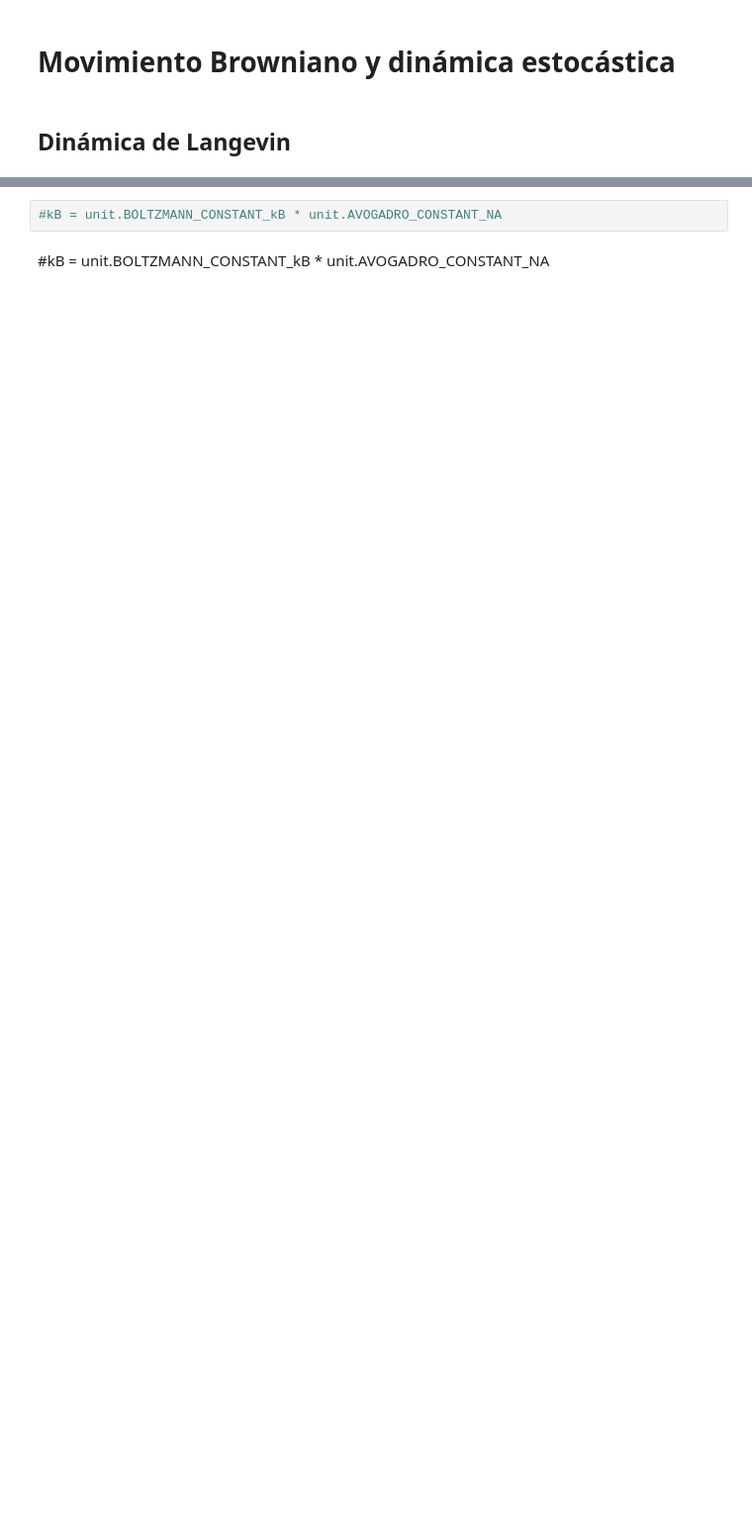
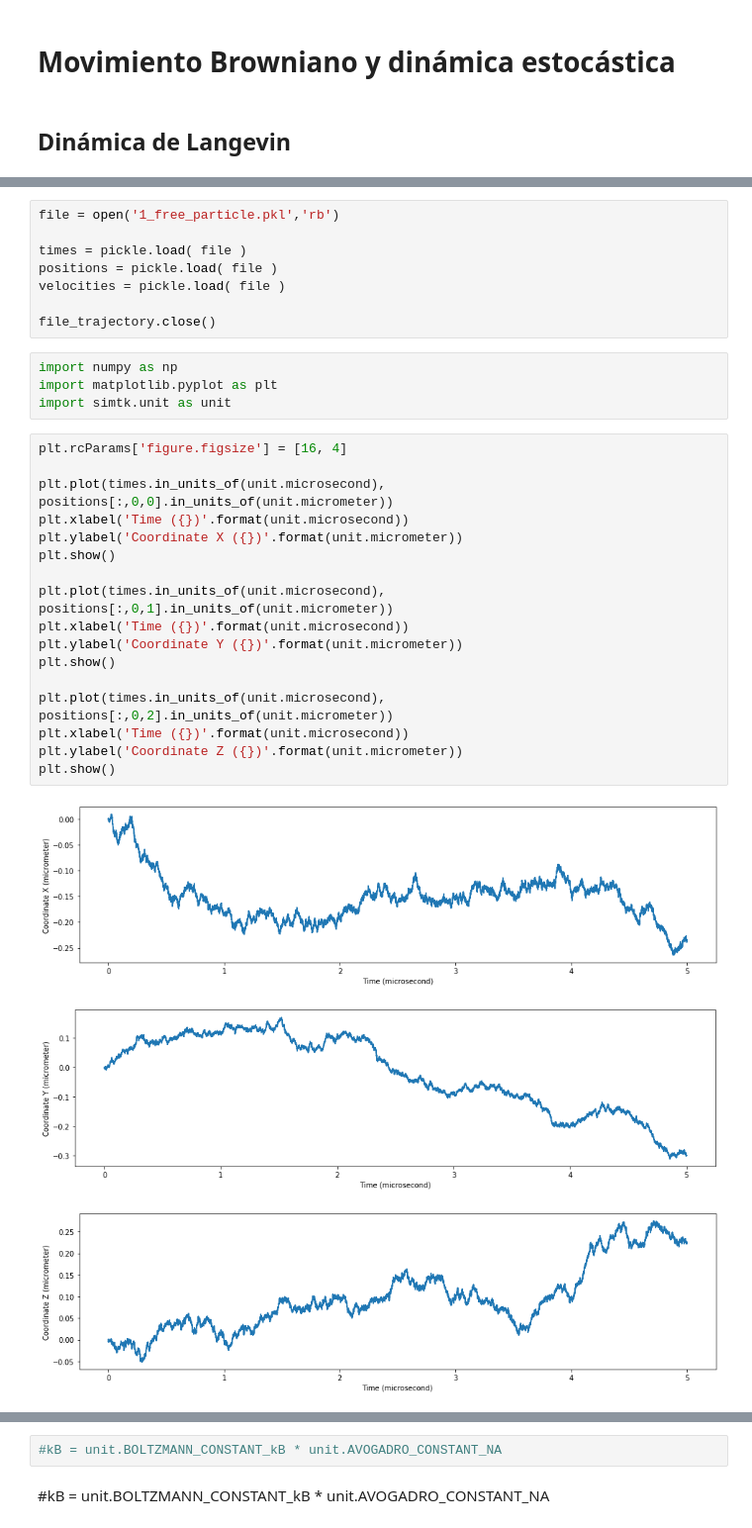
Before and after one commit to uibcdf/Academia, a Jupyter notebook: Teoría/Dinámica_estocástica/Movimiento_Browniano.ipynb, the cells around one changed output, grey strips where cells are left out. Shown at 99% size. Saved outputs shown, nothing was run; the diff lists cells and outputs as text; blank space fills up the shorter version.

```diff
--- a/Teoría/Dinámica_estocástica/Movimiento_Browniano.ipynb
+++ b/Teoría/Dinámica_estocástica/Movimiento_Browniano.ipynb
@@ -54,0 +75,33 @@ ModuleNotFoundError: No module named 'matplotlib'
+# %%
+file = open('1_free_particle.pkl','rb')
+
+times = pickle.load( file )
+positions = pickle.load( file )
+velocities = pickle.load( file )
+
+file_trajectory.close()
+# %%
+import numpy as np
+import matplotlib.pyplot as plt
+import simtk.unit as unit
+# %%
+plt.rcParams['figure.figsize'] = [16, 4]
+
+plt.plot(times.in_units_of(unit.microsecond), positions[:,0,0].in_units_of(unit.micrometer))
+plt.xlabel('Time ({})'.format(unit.microsecond))
+plt.ylabel('Coordinate X ({})'.format(unit.micrometer))
+plt.show()
+
+plt.plot(times.in_units_of(unit.microsecond), positions[:,0,1].in_units_of(unit.micrometer))
+plt.xlabel('Time ({})'.format(unit.microsecond))
+plt.ylabel('Coordinate Y ({})'.format(unit.micrometer))
+plt.show()
+
+plt.plot(times.in_units_of(unit.microsecond), positions[:,0,2].in_units_of(unit.micrometer))
+plt.xlabel('Time ({})'.format(unit.microsecond))
+plt.ylabel('Coordinate Z ({})'.format(unit.micrometer))
+plt.show()
+# %% [output]
+[figure, added]
+[figure, added]
+[figure, added]
```
Also changed, not shown: parts of 9 cells of this notebook.
